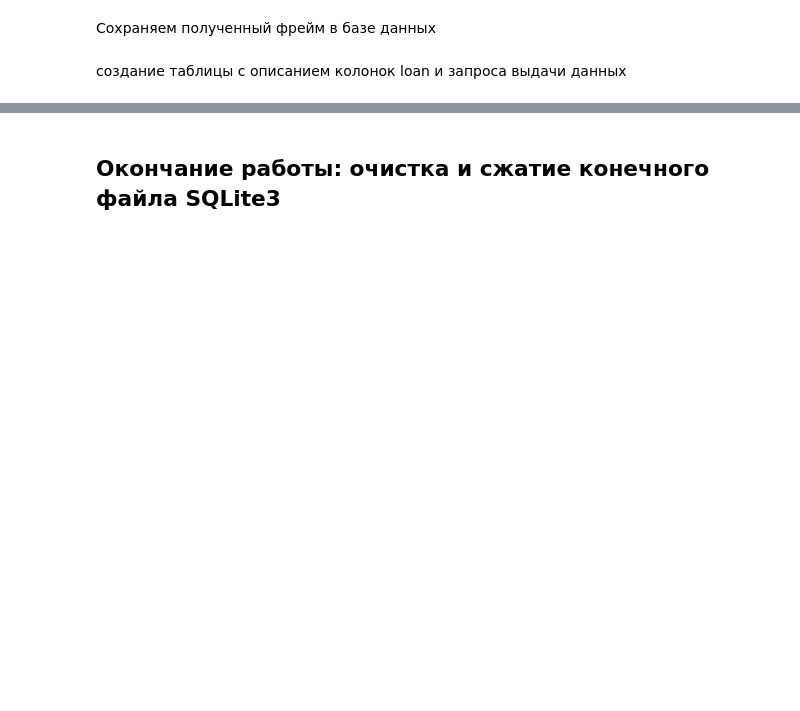
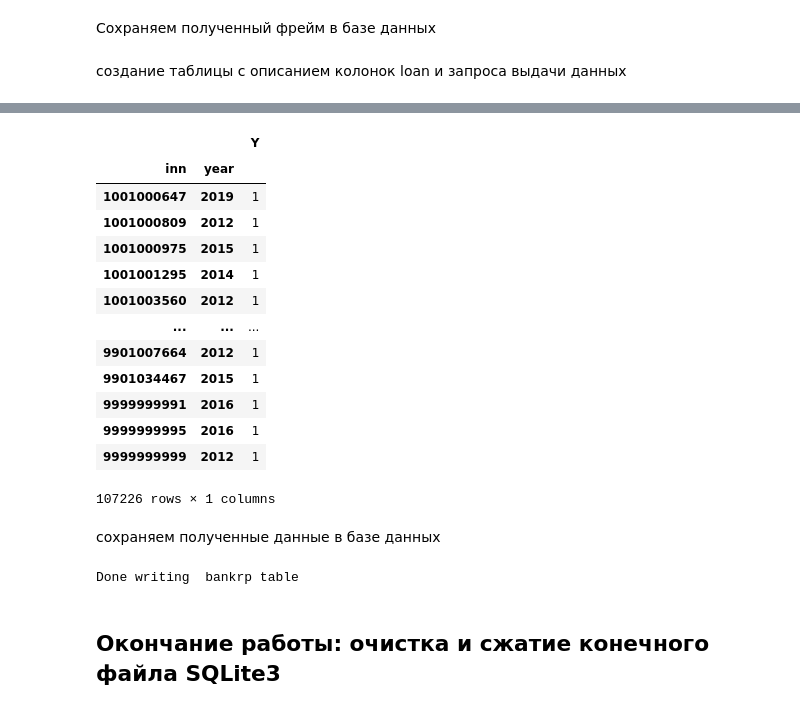
Before and after one commit to amsergeev/AIGK_j, a Jupyter notebook: BNKRPT_MODEL/bankrupt_prob_DB.ipynb, the cells around one changed output, grey strips where cells are left out. Saved outputs shown, nothing was run; the diff lists cells and outputs as text; code cells hidden in the pictures; blank space fills up the shorter version.

```diff
--- a/bankrupt_prob_DB.ipynb
+++ b/BNKRPT_MODEL/bankrupt_prob_DB.ipynb
@@ -58,11 +60,12 @@ from IPython.display import Markdown as md
 #### Устанавливаем значения общих переменных (далее константы)
 # %%
 # пути к файлам
-strBasePath=path.join('DB', 'bankrp.sqlite3') # путь к рабочей базе данных SQLite - может быть изменено в вызывающем блокноте
-strNOZA_XLSX=path.join('DB', 'SRC', 'noza2020.xlsx') # пусть к файлу с исходными даными для BD (NOZA)
+strBasePath=path.join('..', 'DB', 'bankrp.sqlite3') # путь к рабочей базе данных SQLite - может быть изменено в вызывающем блокноте
+strNOZA_XLSX=path.join('..', 'DB', 'SRC', 'noza2020.xlsx') # пусть к файлу с исходными даными для BD (NOZA)
 strNOZA_sheet='Строящиеся дома'
-strSPARK_XLSX=path.join('DB', 'SRC', 'SPARK.xlsx') # пусть к файлу с исходными даными для BD (SPARK)
-strNOZA_inn=path.join('DB', 'Temp', 'inn_{date}.csv') # пусть к файлу с уникальными ИНН из BD NOZA для запроса BD SPARK
+strSPARK_XLSX=path.join('..', 'DB', 'SRC', 'SPARK.xlsx') # пусть к файлу с исходными даными для BD (SPARK)
+strNOZA_inn=path.join('..', 'DB', 'Temp', 'inn_{date}.csv') # пусть к файлу с уникальными ИНН из BD NOZA для запроса BD SPARK
+strBNKRP_path=path.join('..', 'DB', 'SRC', 'Bnk_graphics.xlsx') # пусть к файлу с фактическими банкротствами компаний
 # ------------
 
 # константы базы данных SQLite3
@@ -70,8 +73,16 @@ strNOZA_table='noza' # название таблицы NOZA в базе данн
 strNOZA_data_pass='noza_columns' # таблица с названиями колонок для таблицы noza
 strSPARK_table='spark' # название таблицы SPARK в базе данных SQLite
 strSPARK_data_pass='spark_columns' # таблица с названиями колонок для таблицы SPARK
-strInfoTalbe='update_info' # таблица с информацией об обновлении базы даных
+strInfoTable='update_info' # таблица с информацией об обновлении базы даных
+strLOAN_table='loan' # название таблицы LOAN в базе данных SQLite
+strLOAN_data_pass='loan_columns' # таблица с названиями колонок для таблицы loan
+strRNKRP_table='bankrp' # таблица с фактическими банкротствами компаний
+strLendTable='lending'
+strLendPRC='lending_persc'
+strLendReserv='lending_reserv'
 # ------------
+
+#  DB/SRC/Bnk_graphics.xlsx, лист `base_bnk` данные получены из  возможна перестройка на внутреннюю базу данных заказчика)
 
 # константы для NOZA
 
@@ -130,10 +141,6 @@ dctDFS={'receivables':'Дебиторская задолженность, RUB',
 
 lstSPARKIndexFields=['year', 'inn'] # список ключевых полей для SPARK
 #---------------
-
-#константы для LOAN
-strLOAN_table='loan' # название таблицы LOAN в базе данных SQLite
-strLOAN_data_pass='loan_columns' # таблица с названиями колонок для таблицы loan
 # %%
 # блок для парсинга параметров вызова данного блокнота
 # изменяет рабочую базу данных по умолчанию на указанную в параметрах вызова
@@ -544,0 +684,8 @@ _=conWork.execute(strLOAN_CreateView_LOAN)
+# %%
+pdf_BankrupsFact=pd.read_excel(strBNKRP_path, sheet_name='base_bnk', usecols='G, P',
+                               header=5, converters={'inn':str,'y_pub':int})
+# pdf_BankrupsFact['inn']=pdf_BankrupsFact['inn'].astype(str)
+# pdf_BankrupsFact['y_pub']=pdf_BankrupsFact['y_pub'].astype(int)
+pdf_BankrupsFact=pdf_BankrupsFact.set_index('inn')
+pdf_BankrupsFact=pdf_BankrupsFact.loc[pdf_BankrupsFact['y_pub']>2008].sort_index()
+pdf_BankrupsFact.head()
@@ -545,3 +700,31 @@ _=conWork.execute(strLOAN_CreateView_LOAN)
+# %%
+pdf_BankrupsFact=pdf_BankrupsFact.reset_index().rename(columns={'y_pub':'year'}).dropna()
+pdf_BankrupsFact['Y']=1
+pdf_BankrupsFact=pdf_BankrupsFact[['inn', 'year', 'Y']].set_index(['inn', 'year'])
+pdf_BankrupsFact
+# %% [output]
+|  |  | Y |
+| inn | year |  |
+| 1001000647 | 2019 | 1 |
+| 1001000809 | 2012 | 1 |
+| 1001000975 | 2015 | 1 |
+| 1001001295 | 2014 | 1 |
+| 1001003560 | 2012 | 1 |
+| ... | ... | ... |
+| 9901007664 | 2012 | 1 |
+| 9901034467 | 2015 | 1 |
+| 9999999991 | 2016 | 1 |
+| 9999999995 | 2016 | 1 |
+| 9999999999 | 2012 | 1 |
+107226 rows × 1 columns
+# %% [markdown]
+сохраняем полученные данные в базе данных
+# %%
+_pdf=pds.DataFrameDATA(pdf_BankrupsFact.copy())
+_pdf.to_sql(strRNKRP_table, con=conWork, if_exists='upsert', chunksize=int(1e4))
+print('Done writing ', strRNKRP_table, 'table')
+# %% [output]
+Done writing  bankrp table
 # %% [markdown]
 ## Окончание работы: очистка и сжатие конечного файла SQLite3
 # %%
```
Also changed, not shown: parts of 21 cells of this notebook, 9 other files.
